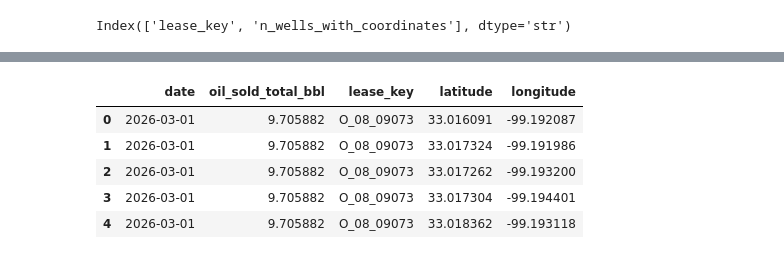
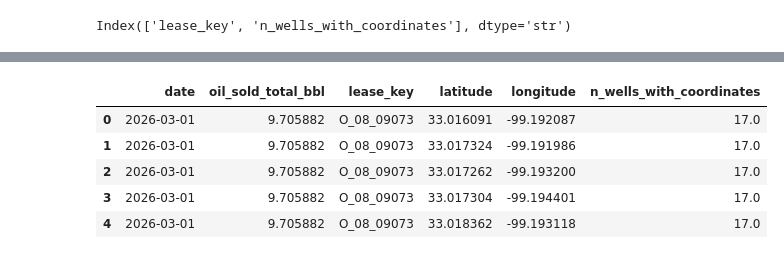
Before and after one commit to Erdos-Projects/summer26-permian-flaring, a Jupyter notebook: src/data/texas/cleaning/texas_well_disp_coord.ipynb, the cells around one changed output, grey strips where cells are left out. Drawn from its saved outputs; the diff is of its cells as text; code cells hidden in the pictures.

```diff
--- a/src/data/texas/cleaning/texas_well_disp_coord.ipynb
+++ b/src/data/texas/cleaning/texas_well_disp_coord.ipynb
@@ -41,0 +51,3 @@ Lease/well columns:
+# %%
+prod_disp = prod_disp.loc[prod_disp['date']> '2011-01-01']
+prod_disp.shape
@@ -97,6 +111,9 @@ prod_disp[["oil_gas_code", "district_no", "lease_no", "lease_key"]].head()
 | 2 | O | 10 | 27510 | O_10_27510 |
 | 3 | O | 10 | 27510 | O_10_27510 |
 | 4 | O | 10 | 27541 | O_10_27541 |
+# %%
+prod_disp = prod_disp.drop(columns = ['oil_gas_code', 'district_no', 'lease_no','oil_gas_code_norm',
+       'district_no_norm', 'lease_no_norm', ])
 # %% [markdown]
 No we can combine it with the productionm data. Notice that if there is 5 wells in a lease this will create five rows for that lease for that month with the same production values. But that does not mean that each well in the lease produced the full lease volume. So the output of this part should be handled with care..
 # %%
@@ -197,7 +210,0 @@ Since there is too much for kernel to handle, we are droping some insignificant
-# %%
-prod_well_points = prod_well_points.drop(columns = ['oil_gas_code', 'district_no', 'lease_no', 'oil_gas_code_norm',
-       'district_no_norm', 'lease_no_norm', 'oil_tankcar_bbl',
-       'oil_tank_cleaning_bbl', 'oil_circulating_bbl', 'oil_lost_stolen_bbl',
-       'oil_bsw_repressure_bbl', 'oil_legacy_bbl', 'oil_skimmed_bbl',
-       'oil_scrubber_bbl', 'oil_no_disp_code_bbl','csgd_carbon_black_mcf', 'csgd_underground_storage_mcf',
-       'csgd_no_disp_code_mcf'])
@@ -211,9 +210,0 @@ prod_well_points[prod_cols] = prod_well_points[prod_cols].div(prod_well_points['
-# %%
-prod_well_points[['date','oil_sold_total_bbl','lease_key','latitude','longitude']].head(5)
-# %% [output]
-|  | date | oil_sold_total_bbl | lease_key | latitude | longitude |
-| 0 | 2026-03-01 | 9.705882 | O_08_09073 | 33.016091 | -99.192087 |
-| 1 | 2026-03-01 | 9.705882 | O_08_09073 | 33.017324 | -99.191986 |
-| 2 | 2026-03-01 | 9.705882 | O_08_09073 | 33.017262 | -99.193200 |
-| 3 | 2026-03-01 | 9.705882 | O_08_09073 | 33.017304 | -99.194401 |
-| 4 | 2026-03-01 | 9.705882 | O_08_09073 | 33.018362 | -99.193118 |
@@ -228,0 +211,11 @@ prod_well_points.to_parquet(
+# %%
+prod_cols = ['oil_pipeline_bbl',
+       'oil_truck_bbl', 'oil_tankcar_bbl', 'oil_tank_cleaning_bbl',
+       'oil_circulating_bbl', 'oil_lost_stolen_bbl', 'oil_bsw_repressure_bbl',
+       'oil_legacy_bbl', 'oil_skimmed_bbl', 'oil_scrubber_bbl',
+       'oil_no_disp_code_bbl', 'csgd_field_ops_fuel_mcf',
+       'csgd_transmission_mcf', 'csgd_processing_plant_mcf',
+       'csgd_vented_flared_mcf', 'csgd_gas_lift_mcf', 'csgd_repressure_mcf',
+       'csgd_carbon_black_mcf', 'csgd_underground_storage_mcf',
+       'csgd_no_disp_code_mcf', 'oil_sold_total_bbl',
+       'total_vented_flared_mcf',]
@@ -228,0 +224,9 @@ prod_well_points.to_parquet(
+# %%
+prod_well_points[['date','oil_sold_total_bbl','lease_key','latitude','longitude','n_wells_with_coordinates']].head(5)
+# %% [output]
+|  | date | oil_sold_total_bbl | lease_key | latitude | longitude | n_wells_with_coordinates |
+| 0 | 2026-03-01 | 9.705882 | O_08_09073 | 33.016091 | -99.192087 | 17.0 |
+| 1 | 2026-03-01 | 9.705882 | O_08_09073 | 33.017324 | -99.191986 | 17.0 |
+| 2 | 2026-03-01 | 9.705882 | O_08_09073 | 33.017262 | -99.193200 | 17.0 |
+| 3 | 2026-03-01 | 9.705882 | O_08_09073 | 33.017304 | -99.194401 | 17.0 |
+| 4 | 2026-03-01 | 9.705882 | O_08_09073 | 33.018362 | -99.193118 | 17.0 |
```
Also changed, not shown: parts of 11 cells of this notebook, 3 other files.
